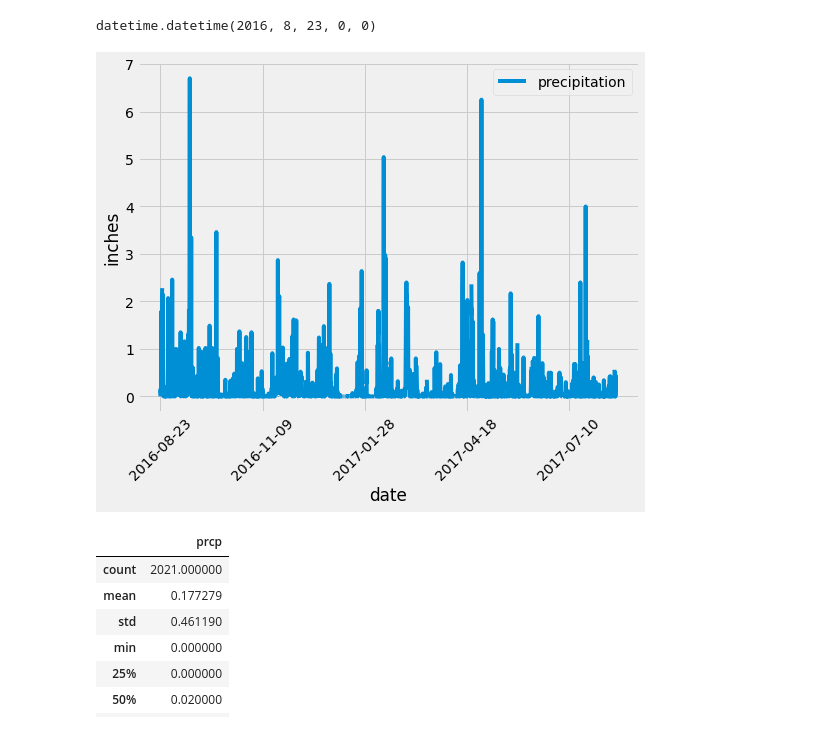
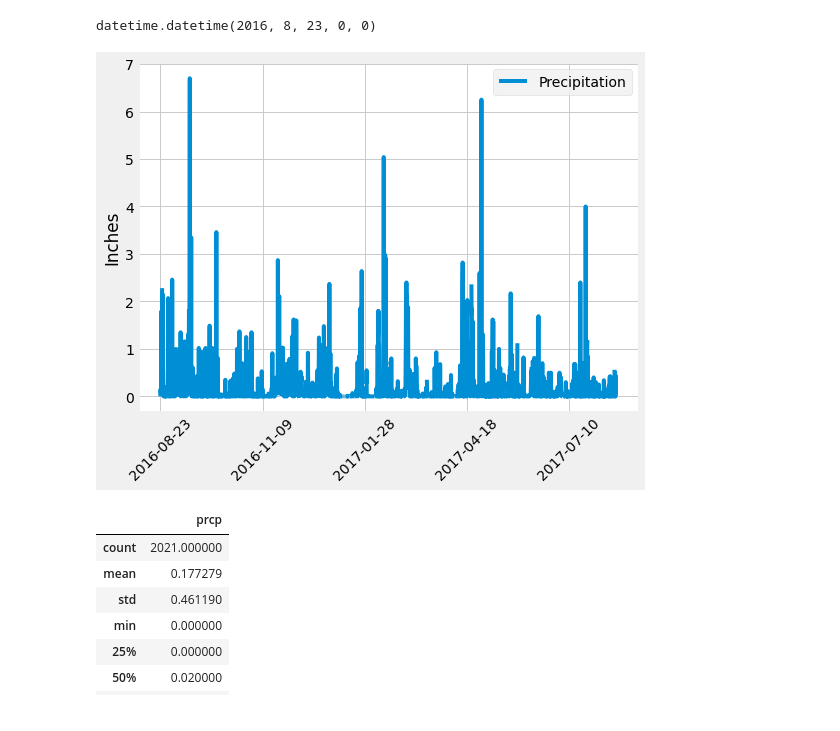
Before and after one commit to E-621/sqlalchemy-challenge, a Jupyter notebook: climate_starter (1).ipynb, the cells around one changed output. Saved outputs shown, nothing was run; the diff lists cells and outputs as text; code cells hidden in the pictures.

```diff
--- a/climate_starter (1).ipynb
+++ b/climate_starter (1).ipynb
@@ -61,33 +61,35 @@ datetime.datetime(2016, 8, 23, 0, 0)
 # %%
 # Design a query to retrieve the last 12 months of precipitation data and plot the results.
 # Starting from the most recent data point in the database.
 precipitation_data = pd.read_sql("SELECT * FROM Measurement ORDER by date DESC", conn)
 precipitation_data.head()
 # Calculate the date one year from the last date in data set.
 precipitation_data_yr = pd.read_sql("SELECT * FROM Measurement Where date > '2016-08-23' ORDER by date ASC", conn)
 precipitation_data_yr
 
 # Perform a query to retrieve the data(*typo?) and precipitation scores
-precipitation = pd.read_sql("SELECT date, prcp as precipitation FROM Measurement Where date >= '2016-08-23' ORDER by date ASC", conn)
+precipitation = pd.read_sql("SELECT date as Date, prcp as Precipitation FROM Measurement Where date >= '2016-08-23' ORDER by date ASC", conn)
 precipitation
 
 # Save the query results as a Pandas DataFrame and set the index to the date column
 #df = [{'date', 'prcp'}]
 #p_df = pd.DataFrame(precipitation)
 #p_df2 = p_df.groupby(['date']).sum()
 #p_df2.reset_index(inplace = True)
 #p_df2
-precipitation = precipitation.set_index('date')
+precipitation = precipitation.set_index('Date')
 precipitation
 # Sort the dataframe by date
 
 
 # Use Pandas Plotting with Matplotlib to plot the data
 p_df_chart = precipitation.plot(rot = 45, figsize=(8,6))
-p_df_chart.set_ylabel('inches')
+p_df_chart.set_ylabel('Inches')
+p_df_chart.set_xlabel('')
+p_df_chart.set_facecolor('white')
 plt.show()
 # %% [output]
-[figure, old version]
+[figure, new version]
 # %%
 # Use Pandas to calcualte the summary statistics for the precipitation data
 precipitation.describe()
```
Also changed, not shown: parts of 1 cell of this notebook.
